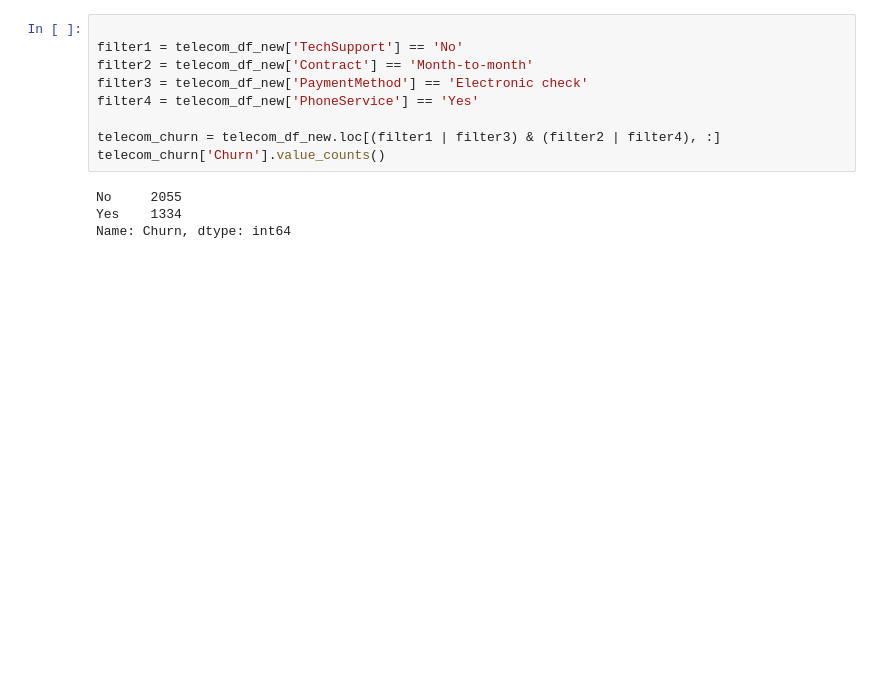
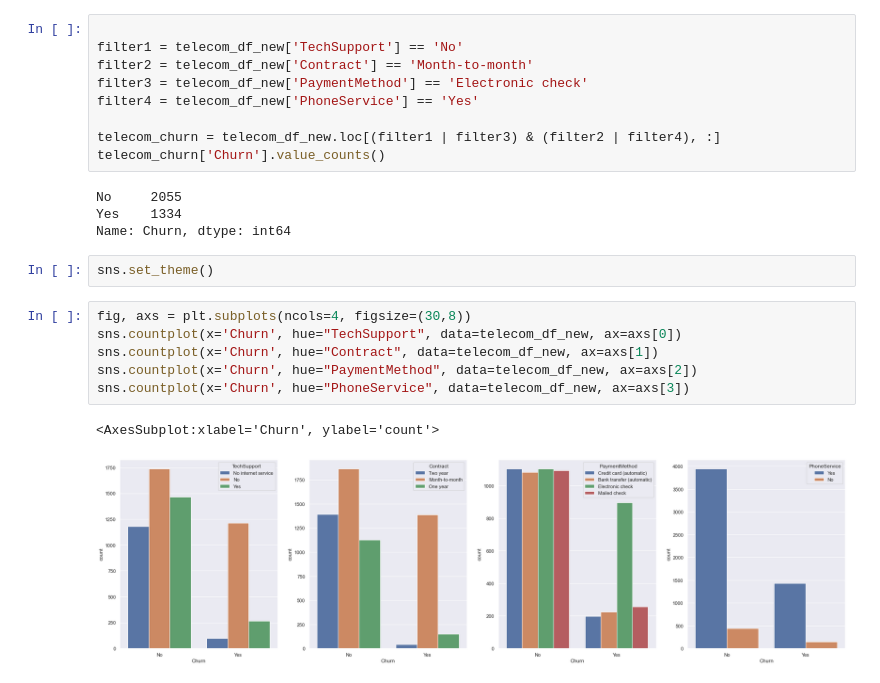
Before and after one commit to Arimoro2020/Predicting_Churn_telecomUsers, a Jupyter notebook: 02_ExploratoryDataAnalysis.ipynb, the cells around one changed output. Drawn from its saved outputs; the diff is of its cells as text; blank space fills up the shorter version.

Commit message:
Added visualization plots

```diff
--- a/02_ExploratoryDataAnalysis.ipynb
+++ b/02_ExploratoryDataAnalysis.ipynb
@@ -35,3 +35,14 @@ telecom_churn['Churn'].value_counts()
 No     2055
 Yes    1334
 Name: Churn, dtype: int64
+# %%
+sns.set_theme()
+# %%
+fig, axs = plt.subplots(ncols=4, figsize=(30,8))
+sns.countplot(x='Churn', hue="TechSupport", data=telecom_df_new, ax=axs[0])
+sns.countplot(x='Churn', hue="Contract", data=telecom_df_new, ax=axs[1])
+sns.countplot(x='Churn', hue="PaymentMethod", data=telecom_df_new, ax=axs[2])
+sns.countplot(x='Churn', hue="PhoneService", data=telecom_df_new, ax=axs[3])
+# %% [output]
+<AxesSubplot:xlabel='Churn', ylabel='count'>
+[figure, added]
```
Also changed, not shown: 1 other file.
